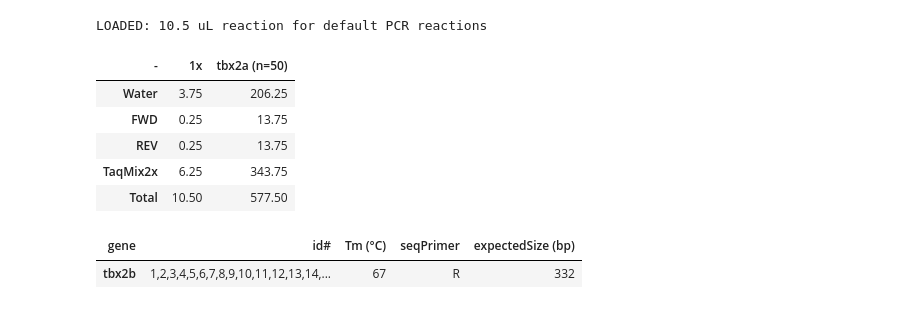
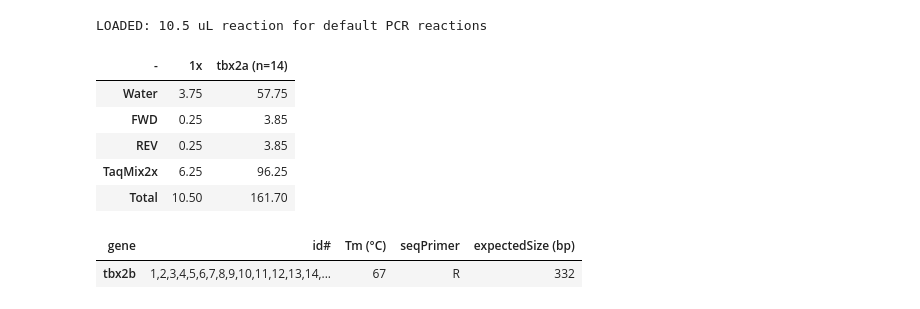
Before and after one commit to Cmhouseholder/pythonCode, a Jupyter notebook: PCRsetup_NEW.ipynb, the cells around one changed output. Cells and saved outputs as stored; diff of their text form; code cells hidden in the pictures.

```diff
--- a/PCRsetup_NEW.ipynb
+++ b/PCRsetup_NEW.ipynb
@@ -52,6 +52,7 @@ class gene:
                       'tbx2a_FiiRi': 67, # NEB Tm_F = 73, Tm_R = 68
                       'tbx2a_FiiRii': 69, # NEB Tm_F = 73, Tm_R = 68
                       'tbx2a_FiiRiii': 70, # NEB Tm_F = 73, Tm_R = 68
+                      'tbx2a_new': 53, #NEB Tm = 61;
                       'tbx2b': 67, #NEB Tm = 61;
                       'ntng2b': 67, #NEB Tm = 61;
                       'foxq2' : 64, # tested and it works
@@ -220,30 +221,30 @@ LOADED: 10.5 uL reaction for default PCR reactions
 # %%
 # calculate volumes
 #######
 genes=[];
 
 mygene1 = 'tbx2a'
-gene_samplenum = 41
-control_num = 9
+gene_samplenum = 12
+control_num = 2
 
 genes.append(gene(mygene1,(array2list(np.arange(0,gene_samplenum+control_num)+1)))); # the +1 after gene len1 is for control.
 # genes.append(gene('isl1a',(array2list(np.arange(0,8*10)+1))));
 
 
 # genes.append(gene('eml1ii',(array2list(np.arange(0,12,1)))));
 
 PCR = pd.DataFrame.copy(SolutionMix)
 for g in genes:
     PCR[g.string] = round(pd.Series(PCR['1x'] * (g.n*1*1.1)),2)
 PCR.columns.name = '-'
 PCR.round(decimals=2)
 # %% [output]
-| - | 1x | tbx2a (n=50) |
-| Water | 3.75 | 206.25 |
-| FWD | 0.25 | 13.75 |
-| REV | 0.25 | 13.75 |
-| TaqMix2x | 6.25 | 343.75 |
-| Total | 10.50 | 577.50 |
+| - | 1x | tbx2a (n=14) |
+| Water | 3.75 | 57.75 |
+| FWD | 0.25 | 3.85 |
+| REV | 0.25 | 3.85 |
+| TaqMix2x | 6.25 | 96.25 |
+| Total | 10.50 | 161.70 |
 # %%
 # generate sample IDs
 names = [];
```
Also changed, not shown: 1 other file.
